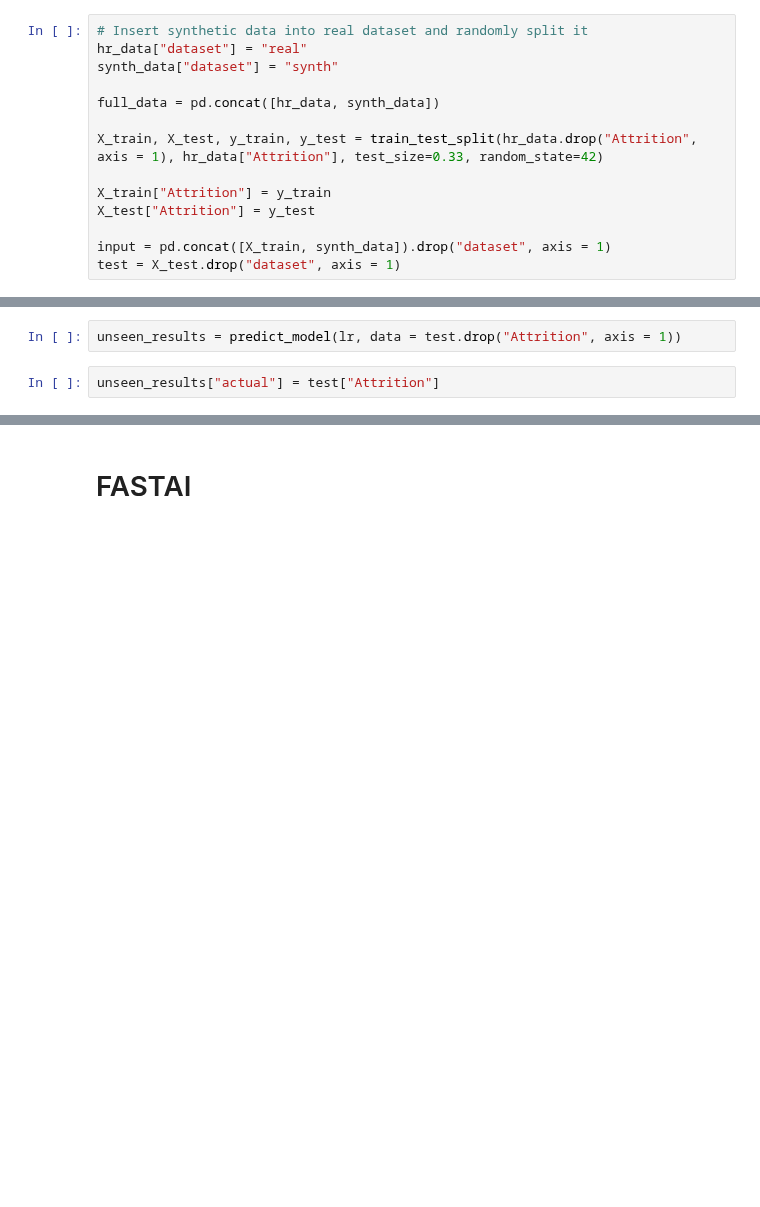
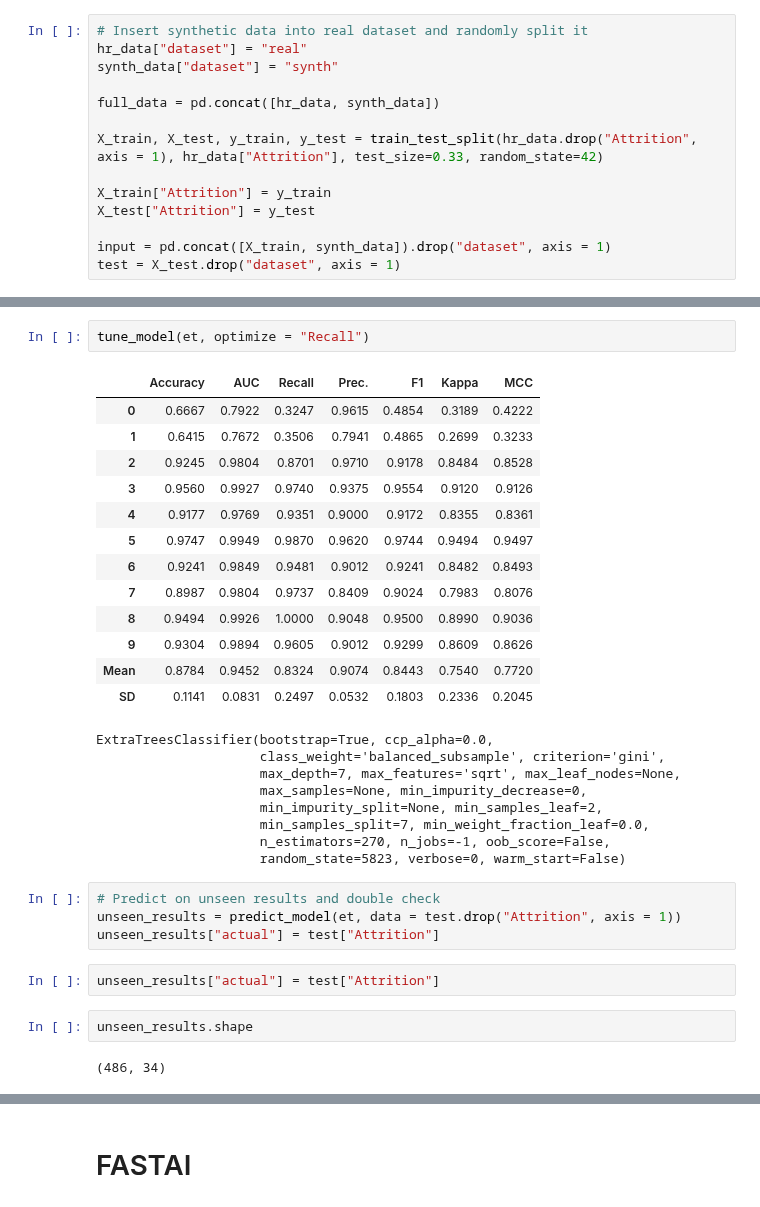
Before and after one commit to Oufattole/HR-Attrition, a Jupyter notebook: Predicting_employee_attrition.ipynb, the cells around one changed output, grey strips where cells are left out. Cells and saved outputs as stored; diff of their text form; blank space fills up the shorter version.

```diff
--- a/Predicting_employee_attrition.ipynb
+++ b/Predicting_employee_attrition.ipynb
@@ -339,5 +248,35 @@ TunableVotingClassifier(estimators=[('lr',
+# %%
+tune_model(et, optimize = "Recall")
+# %% [output]
+|  | Accuracy | AUC | Recall | Prec. | F1 | Kappa | MCC |
+| 0 | 0.6667 | 0.7922 | 0.3247 | 0.9615 | 0.4854 | 0.3189 | 0.4222 |
+| 1 | 0.6415 | 0.7672 | 0.3506 | 0.7941 | 0.4865 | 0.2699 | 0.3233 |
+| 2 | 0.9245 | 0.9804 | 0.8701 | 0.9710 | 0.9178 | 0.8484 | 0.8528 |
+| 3 | 0.9560 | 0.9927 | 0.9740 | 0.9375 | 0.9554 | 0.9120 | 0.9126 |
+| 4 | 0.9177 | 0.9769 | 0.9351 | 0.9000 | 0.9172 | 0.8355 | 0.8361 |
+| 5 | 0.9747 | 0.9949 | 0.9870 | 0.9620 | 0.9744 | 0.9494 | 0.9497 |
+| 6 | 0.9241 | 0.9849 | 0.9481 | 0.9012 | 0.9241 | 0.8482 | 0.8493 |
+| 7 | 0.8987 | 0.9804 | 0.9737 | 0.8409 | 0.9024 | 0.7983 | 0.8076 |
+| 8 | 0.9494 | 0.9926 | 1.0000 | 0.9048 | 0.9500 | 0.8990 | 0.9036 |
+| 9 | 0.9304 | 0.9894 | 0.9605 | 0.9012 | 0.9299 | 0.8609 | 0.8626 |
+| Mean | 0.8784 | 0.9452 | 0.8324 | 0.9074 | 0.8443 | 0.7540 | 0.7720 |
+| SD | 0.1141 | 0.0831 | 0.2497 | 0.0532 | 0.1803 | 0.2336 | 0.2045 |
+ExtraTreesClassifier(bootstrap=True, ccp_alpha=0.0,
+                     class_weight='balanced_subsample', criterion='gini',
+                     max_depth=7, max_features='sqrt', max_leaf_nodes=None,
+                     max_samples=None, min_impurity_decrease=0,
+                     min_impurity_split=None, min_samples_leaf=2,
+                     min_samples_split=7, min_weight_fraction_leaf=0.0,
+                     n_estimators=270, n_jobs=-1, oob_score=False,
+                     random_state=5823, verbose=0, warm_start=False)
 # %%
-unseen_results = predict_model(lr, data = test.drop("Attrition", axis = 1))
+# Predict on unseen results and double check
+unseen_results = predict_model(et, data = test.drop("Attrition", axis = 1))
+unseen_results["actual"] = test["Attrition"]
 # %%
 unseen_results["actual"] = test["Attrition"]
+# %%
+unseen_results.shape
+# %% [output]
+(486, 34)
 # %%
```
Also changed, not shown: parts of 26 cells of this notebook.
